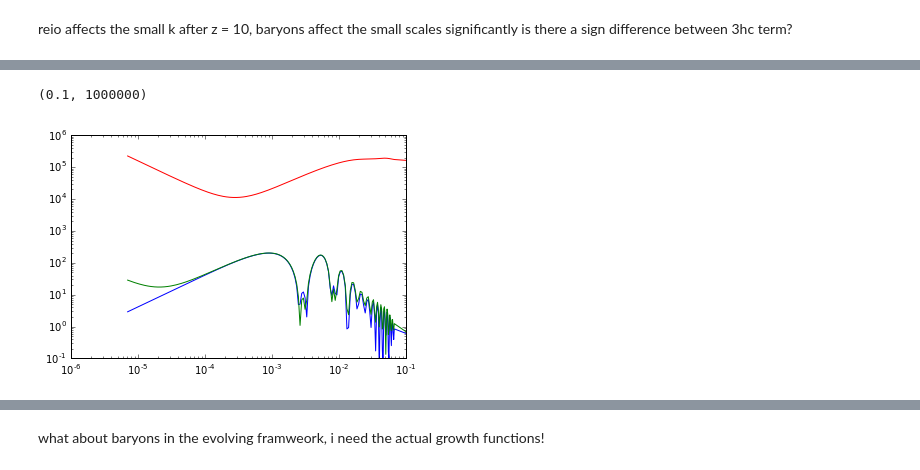
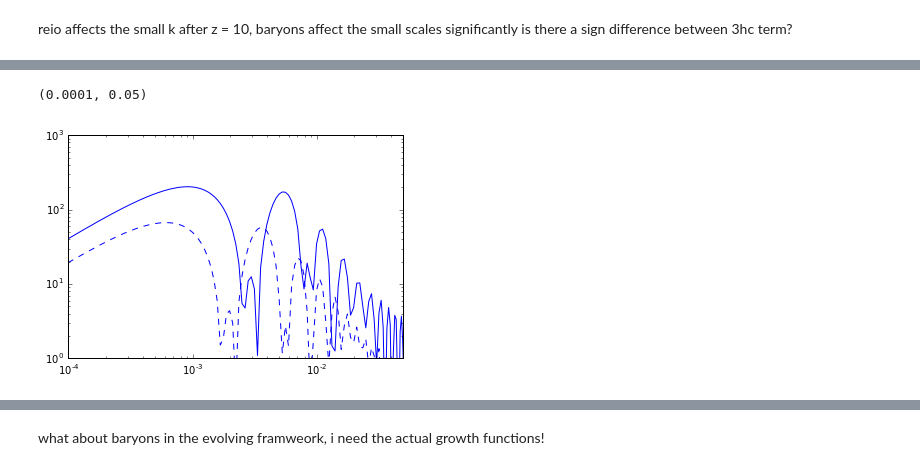
Before and after one commit to ThomasTram/CLASSmods, a Jupyter notebook: Plot_Spatial_Gauge.ipynb, the cells around one changed output, grey strips where cells are left out. Saved outputs shown, nothing was run; the diff lists cells and outputs as text; code cells hidden in the pictures.

```diff
--- a/Plot_Spatial_Gauge.ipynb
+++ b/Plot_Spatial_Gauge.ipynb
@@ -44,0 +163,10 @@ dict_keys(['d_tot', 'L_prime', 'L', 'd_ur', 'd_cdm', 'd_b', 'd_g', 'k (h/Mpc)'])
+# %%
+k = tks0_500['k (h/Mpc)']*cosmo500.h()
+plt.loglog(k,np.abs( k*tks0_500['L']),
+           k,np.abs( tks0_500['L_prime'] ),':',
+           k,np.abs( k*tks0_100['L']),
+           k,np.abs( tks0_100['L_prime'] ),'--',
+           k,np.abs( k*tks0_0['L']),
+           k,np.abs( tks0_0['L_prime'] )
+           )
+plt.ylim([0.0001,1000000])
@@ -45,7 +176,7 @@ dict_keys(['d_tot', 'L_prime', 'L', 'd_ur', 'd_cdm', 'd_b', 'd_g', 'k (h/Mpc)'])
 # %%
-k = tks0['k (h/Mpc)']*cosmo.h()
-plt.loglog(k,np.abs( k*tks0['L']),
-           k,np.abs( tks0['L_prime'] ),
-           k,np.abs( tks0['d_cdm'] ))
-plt.ylim([0.0001,1000000])
+k = tks0_500['k (h/Mpc)']*cosmo500.h()
+plt.loglog(k,np.abs( tks0_500['L']),
+           k,np.abs( tks0_500['L_prime'] ),
+           k,np.abs(1/k* tks0_500['d_cdm'] ))
+plt.ylim([0.1,100000000])
 # %% [output]
@@ -53,0 +185,10 @@ plt.ylim([0.0001,1000000])
+# %%
+k = tks0_100['k (h/Mpc)']*cosmo500.h()
+plt.loglog(k,np.abs(tks0_100['L_prime']/tks0_100['L_prime']  *tks0_100['L'] ),'b',
+           k,np.abs(tks0_100['L_prime']/tks5_100['L_prime']  *tks5_100['L'] ),'r',
+          k,np.abs(tks0_100['L_prime']/tks10_100['L_prime'] *tks10_100['L'] ),'r--',
+          k,np.abs(tks0_100['L_prime']/tks50_100['L_prime']*tks50_100['L'] ),'r-.',
+           k,np.abs(tks0_100['L_prime']/tks75_100['L_prime']*tks75_100['L'] ),'r:'
+          )
+plt.ylim([1,1000])
+plt.xlim([0.0001,0.05])
@@ -54,9 +198,11 @@ plt.ylim([0.0001,1000000])
 # %%
-k = tks0['k (h/Mpc)']*cosmo.h()
-plt.loglog(k,np.abs( tks0['L']),
-           k,np.abs( tks0['L_prime'] ),
-           k,np.abs(1/k* tks0['d_cdm'] ))
-plt.ylim([0.1,1000000])
+k = tks0_100['k (h/Mpc)']*cosmo500.h()
+plt.loglog(
+           k,np.abs( tks0_100['L'] ),'b',
+           k,np.abs( tks0_50['L'] ),'b--'
+          )
+plt.ylim([1,1000])
+plt.xlim([0.0001,0.05])
 # %% [output]
-(0.1, 1000000)
+(0.0001, 0.05)
-[figure, old version]
+[figure, new version]
```
Also changed, not shown: parts of 17 cells of this notebook, 4 other files.
